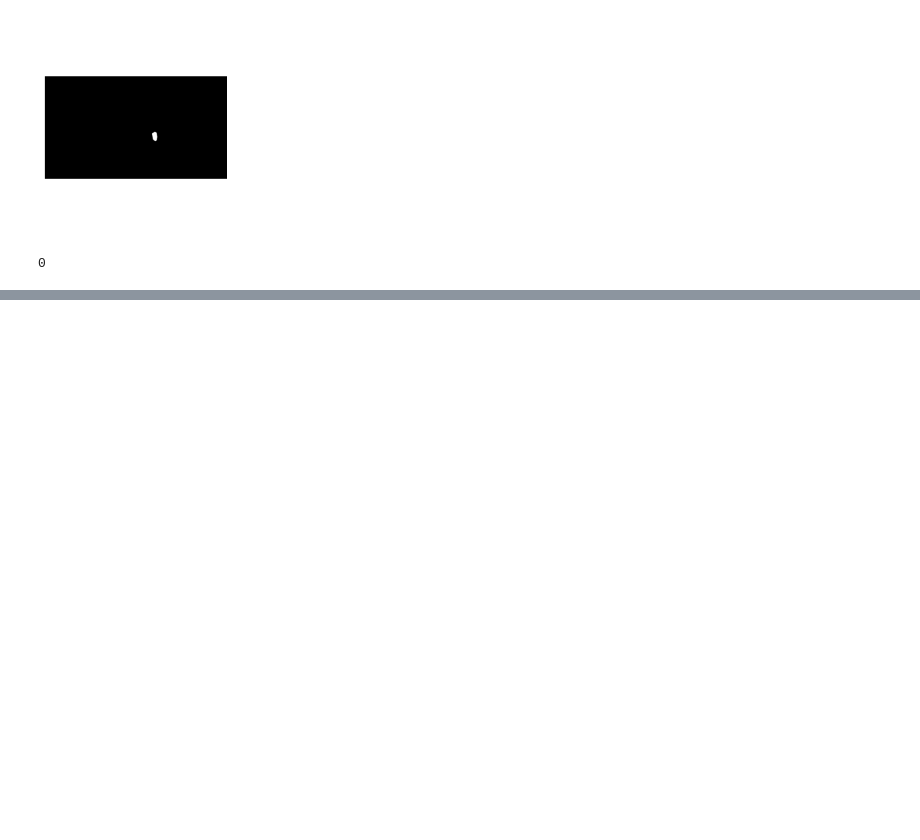
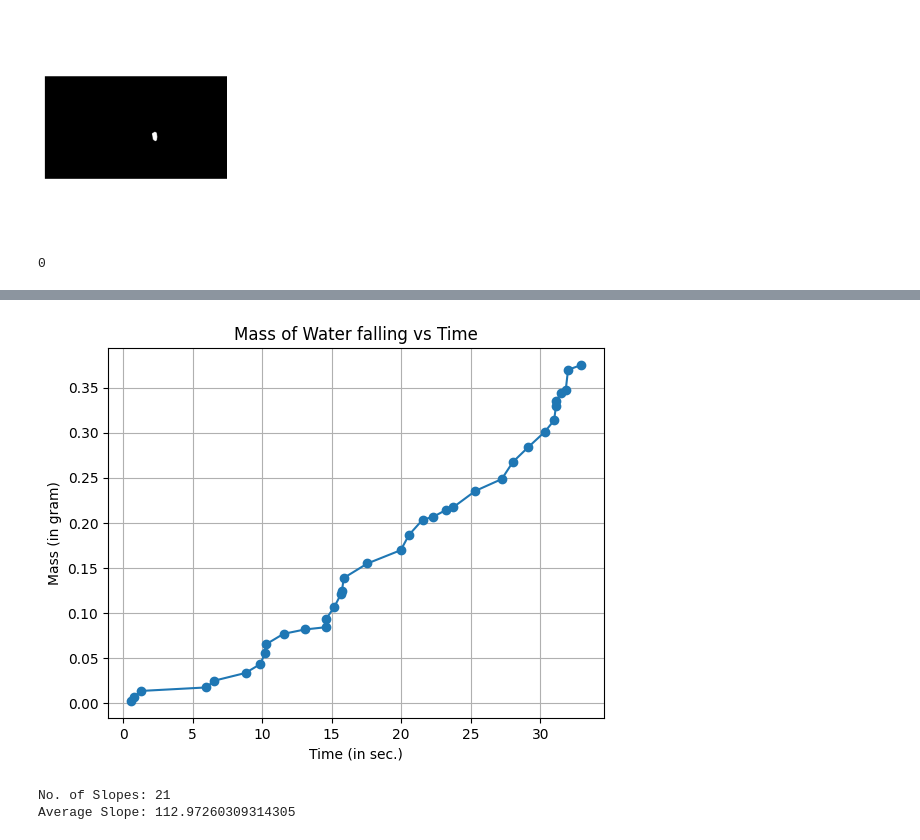
Before and after one commit to dhruvgupta-20104/Dropwise-Condensation-Project, a Jupyter notebook: segment.ipynb, the cells around one changed output, grey strips where cells are left out. Cells and saved outputs as stored; diff of their text form; code cells hidden in the pictures; blank space fills up the shorter version.

```diff
--- a/segment.ipynb
+++ b/segment.ipynb
@@ -205,0 +279,34 @@ plt.show()
+# %%
+# cumulative_areas = np.array(cumulative_areas)
+cum_mass = get_mass(cumulative_areas,1)
+mass_time_graph(cum_mass, frame_num, 30)
+# %% [output]
+[figure, added]
+# %%
+def calculate_slope(x1, y1, x2, y2):
+    delta_y = y2 - y1
+    delta_x = x2 - x1
+    if delta_x == 0:
+        return None  # Avoid division by zero
+    slope = delta_y / delta_x
+    return slope
+
+# Sample x and y values for 20 data points
+x_values = frame_num
+y_values = cumulative_areas
+
+# Calculate the slope for each pair of points
+slopes = []
+for i in range(len(x_values) - 15):
+    slope = calculate_slope(x_values[i], y_values[i], x_values[i + 15], y_values[i + 15])
+    if slope is not None:  # Check if slope is a number
+        slopes.append(slope)
+
+# Average the slopes
+average_slope = sum(slopes) / len(slopes)
+
+print("No. of Slopes:", len(slopes))
+print("Average Slope:", average_slope)
+# %% [output]
+No. of Slopes: 21
+Average Slope: 112.97260309314305
```
Also changed, not shown: parts of 10 cells of this notebook, 41 other files.
